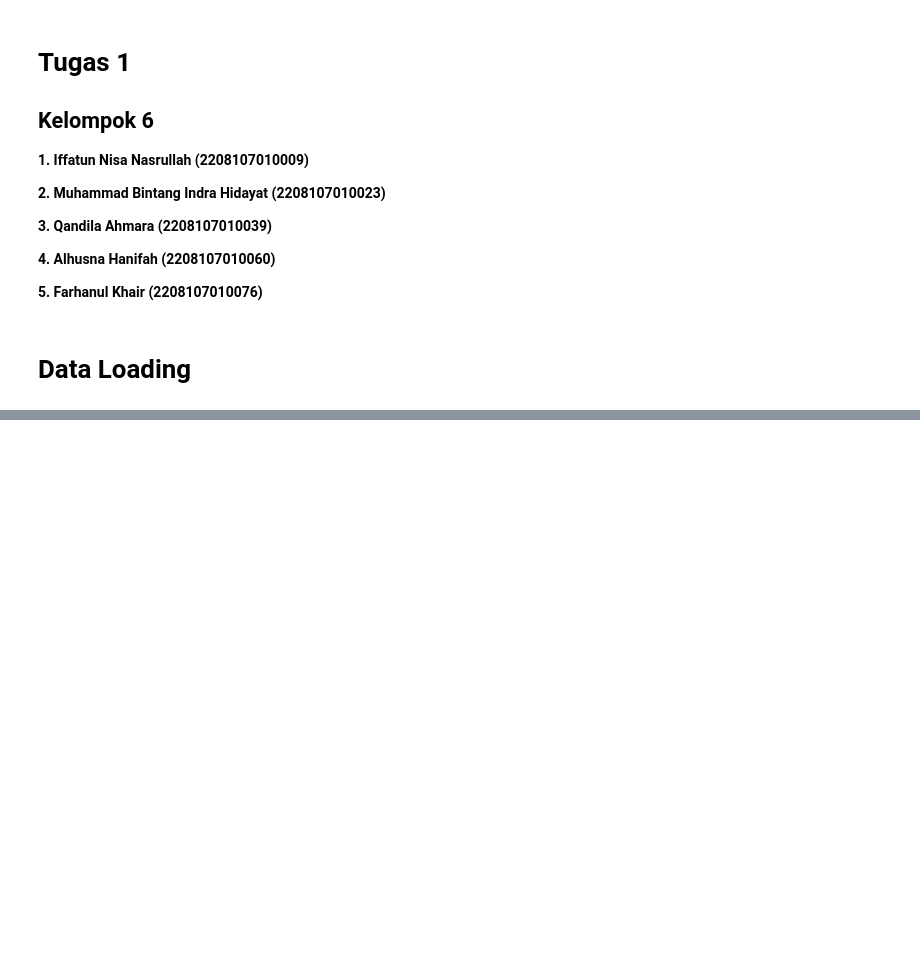
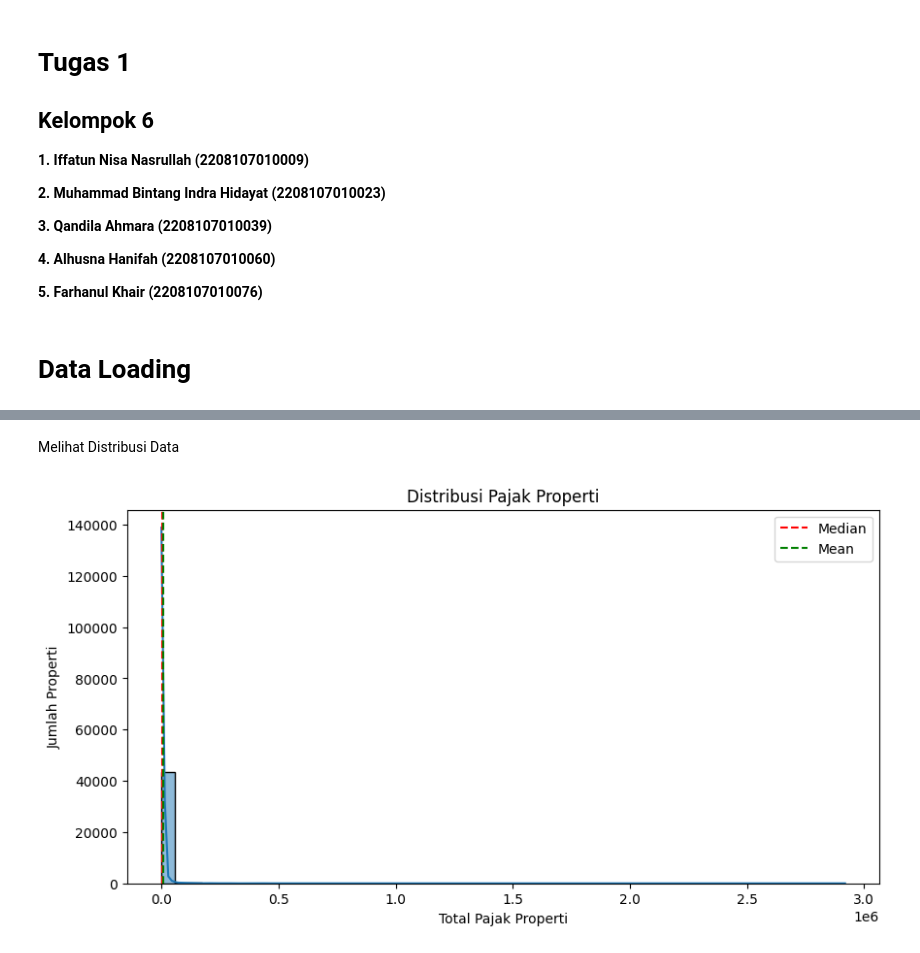
Before and after one commit to MuhammadBintang27/Kelompok_6_Tugas01_Data_Preparation, a Jupyter notebook: Kelompok6.ipynb, the cells around one changed output, grey strips where cells are left out. Drawn from its saved outputs; the diff is of its cells as text; code cells hidden in the pictures; blank space fills up the shorter version.

```diff
--- a/Kelompok6.ipynb
+++ b/Kelompok6.ipynb
@@ -51,0 +122,15 @@ df.duplicated().sum()
+# %% [markdown]
+Melihat Distribusi Data
+# %%
+# Cek distribusi pajak properti
+plt.figure(figsize=(10,5))
+sns.histplot(df["TOTAL_TAXES"], bins=50, kde=True)
+plt.axvline(df["TOTAL_TAXES"].median(), color='r', linestyle='dashed', label="Median")
+plt.axvline(df["TOTAL_TAXES"].mean(), color='g', linestyle='dashed', label="Mean")
+plt.xlabel("Total Pajak Properti")
+plt.ylabel("Jumlah Properti")
+plt.title("Distribusi Pajak Properti")
+plt.legend()
+plt.show()
+# %% [output]
+[figure, added]
```
Also changed, not shown: parts of 13 cells of this notebook.
